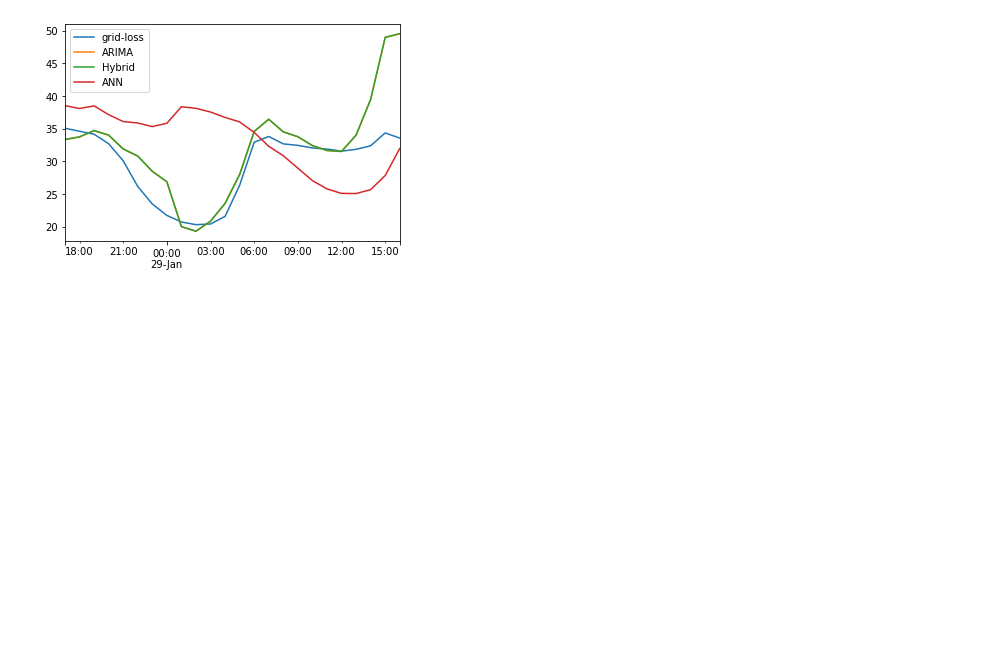
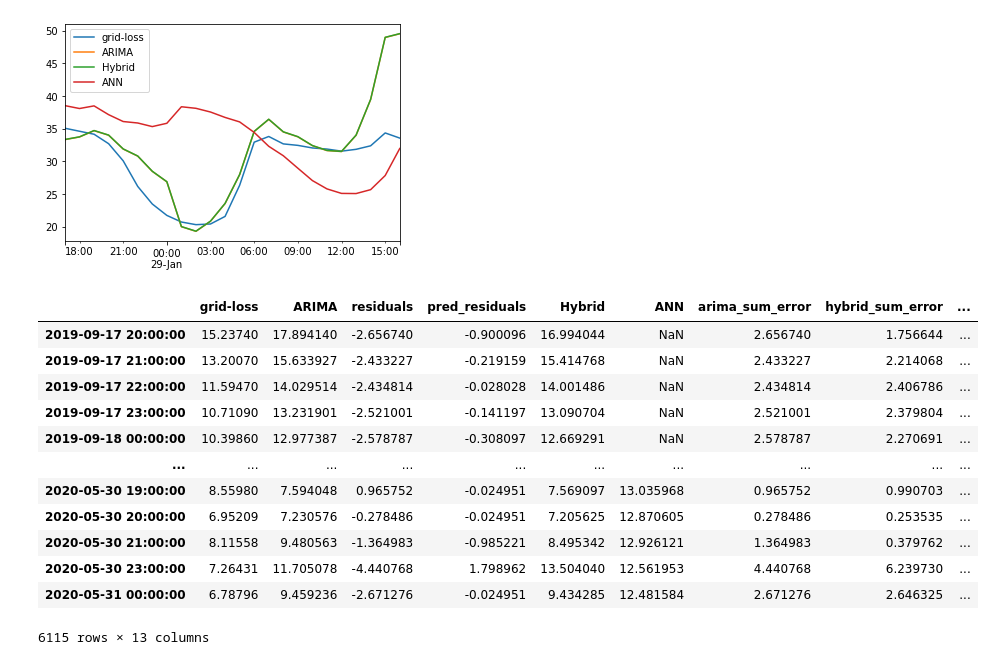
Before and after one commit to Siglangf/timeseries-prediction, a Jupyter notebook: ANN_in_hybrid.ipynb, the cells around one changed output. Drawn from its saved outputs; the diff is of its cells as text; code cells hidden in the pictures; blank space fills up the shorter version.

```diff
--- a/ANN_in_hybrid.ipynb
+++ b/ANN_in_hybrid.ipynb
@@ -191,0 +187,16 @@ mse = sum([temp['grid-loss']-temp['Hybrid']])
+# %%
+temp
+# %% [output]
+|  | grid-loss | ARIMA | residuals | pred_residuals | Hybrid | ANN | arima_sum_error | hybrid_sum_error | ... |
+| 2019-09-17 20:00:00 | 15.23740 | 17.894140 | -2.656740 | -0.900096 | 16.994044 | NaN | 2.656740 | 1.756644 | ... |
+| 2019-09-17 21:00:00 | 13.20070 | 15.633927 | -2.433227 | -0.219159 | 15.414768 | NaN | 2.433227 | 2.214068 | ... |
+| 2019-09-17 22:00:00 | 11.59470 | 14.029514 | -2.434814 | -0.028028 | 14.001486 | NaN | 2.434814 | 2.406786 | ... |
+| 2019-09-17 23:00:00 | 10.71090 | 13.231901 | -2.521001 | -0.141197 | 13.090704 | NaN | 2.521001 | 2.379804 | ... |
+| 2019-09-18 00:00:00 | 10.39860 | 12.977387 | -2.578787 | -0.308097 | 12.669291 | NaN | 2.578787 | 2.270691 | ... |
+| ... | ... | ... | ... | ... | ... | ... | ... | ... | ... |
+| 2020-05-30 19:00:00 | 8.55980 | 7.594048 | 0.965752 | -0.024951 | 7.569097 | 13.035968 | 0.965752 | 0.990703 | ... |
+| 2020-05-30 20:00:00 | 6.95209 | 7.230576 | -0.278486 | -0.024951 | 7.205625 | 12.870605 | 0.278486 | 0.253535 | ... |
+| 2020-05-30 21:00:00 | 8.11558 | 9.480563 | -1.364983 | -0.985221 | 8.495342 | 12.926121 | 1.364983 | 0.379762 | ... |
+| 2020-05-30 23:00:00 | 7.26431 | 11.705078 | -4.440768 | 1.798962 | 13.504040 | 12.561953 | 4.440768 | 6.239730 | ... |
+| 2020-05-31 00:00:00 | 6.78796 | 9.459236 | -2.671276 | -0.024951 | 9.434285 | 12.481584 | 2.671276 | 2.646325 | ... |
+6115 rows × 13 columns
```
Also changed, not shown: parts of 11 cells of this notebook, 1 other file.
